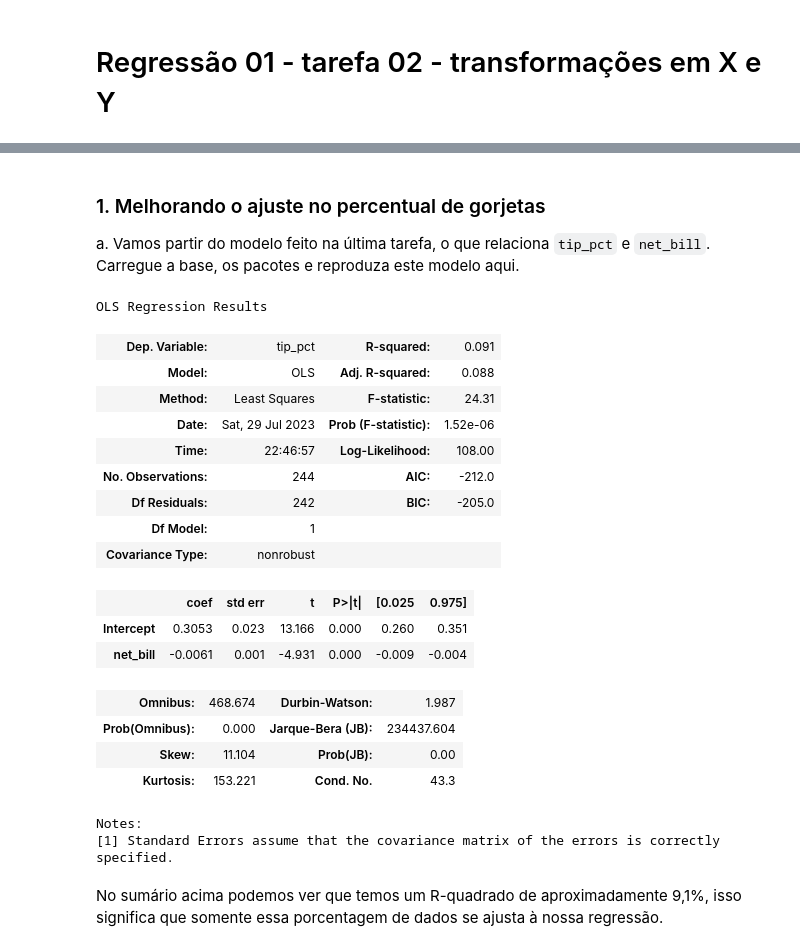
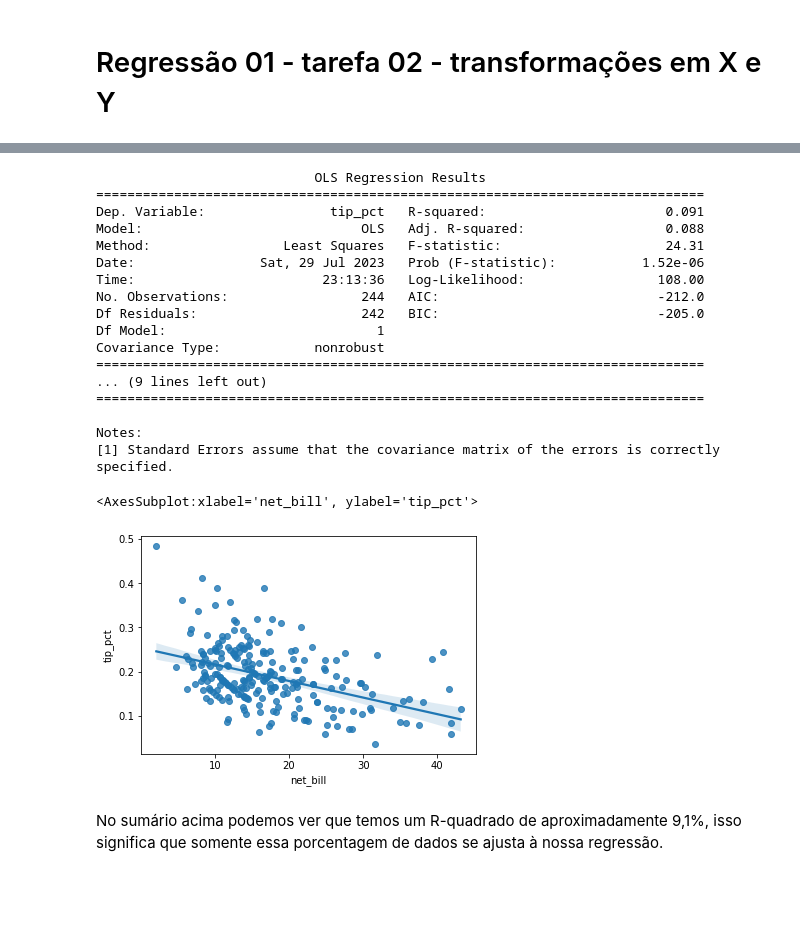
Before and after one commit to Charlene-Martello/Atividades_curso_EBAC, a Jupyter notebook: mod12 ex02 - transforma├з├╡es em X e Y.ipynb, the cells around one changed output, grey strips where cells are left out. Saved outputs shown, nothing was run; the diff lists cells and outputs as text; code cells hidden in the pictures; blank space fills up the shorter version.

````diff
--- a/mod12 ex02 - transforma├з├╡es em X e Y.ipynb
+++ b/mod12 ex02 - transforma├з├╡es em X e Y.ipynb
@@ -30,31 +24,30 @@ tips.head()
-# %% [markdown]
-### 1. Melhorando o ajuste no percentual de gorjetas
-
-a. Vamos partir do modelo feito na última tarefa, o que relaciona ```tip_pct``` e ```net_bill```. Carregue a base, os pacotes e reproduza este modelo aqui.
 # %%
 #modelo de regressão tip_pct explicada por net_bill
 reg = smf.ols('tip_pct ~ net_bill', data = tips).fit()
 
-reg.summary() #resumo da regressão
+print(reg.summary()) #resumo da regressão
+
+# Gráfico de dispersão tip_pct x net_bill
+sns.regplot(y = 'tip_pct', x = 'net_bill', data = tips[tips['tip_pct']<.5])
 # %% [output]
-OLS Regression Results
+                            OLS Regression Results
+==============================================================================
+Dep. Variable:                tip_pct   R-squared:                       0.091
+Model:                            OLS   Adj. R-squared:                  0.088
+Method:                 Least Squares   F-statistic:                     24.31
+Date:                Sat, 29 Jul 2023   Prob (F-statistic):           1.52e-06
+Time:                        23:13:36   Log-Likelihood:                 108.00
+No. Observations:                 244   AIC:                            -212.0
+Df Residuals:                     242   BIC:                            -205.0
+Df Model:                           1
+Covariance Type:            nonrobust
+==============================================================================
+... (9 lines left out)
+==============================================================================
+
+Notes:
+[1] Standard Errors assume that the covariance matrix of the errors is correctly specified.
-| Dep. Variable: | tip_pct | R-squared: | 0.091 |
-| Model: | OLS | Adj. R-squared: | 0.088 |
-| Method: | Least Squares | F-statistic: | 24.31 |
-| Date: | Sat, 29 Jul 2023 | Prob (F-statistic): | 1.52e-06 |
-| Time: | 22:46:57 | Log-Likelihood: | 108.00 |
-| No. Observations: | 244 | AIC: | -212.0 |
-| Df Residuals: | 242 | BIC: | -205.0 |
-| Df Model: | 1 |  |  |
-| Covariance Type: | nonrobust |  |  |
-|  | coef | std err | t | P>|t| | [0.025 | 0.975] |
-| Intercept | 0.3053 | 0.023 | 13.166 | 0.000 | 0.260 | 0.351 |
-| net_bill | -0.0061 | 0.001 | -4.931 | 0.000 | -0.009 | -0.004 |
-| Omnibus: | 468.674 | Durbin-Watson: | 1.987 |
-| Prob(Omnibus): | 0.000 | Jarque-Bera (JB): | 234437.604 |
-| Skew: | 11.104 | Prob(JB): | 0.00 |
-| Kurtosis: | 153.221 | Cond. No. | 43.3 |
-Notes:
-[1] Standard Errors assume that the covariance matrix of the errors is correctly specified.
+<AxesSubplot:xlabel='net_bill', ylabel='tip_pct'>
+[figure, added]
 # %% [markdown]
 No sumário acima podemos ver que temos um R-quadrado de aproximadamente 9,1%, isso significa que somente essa porcentagem de dados se ajusta à nossa regressão.
````
Also changed, not shown: parts of 7 cells of this notebook.
